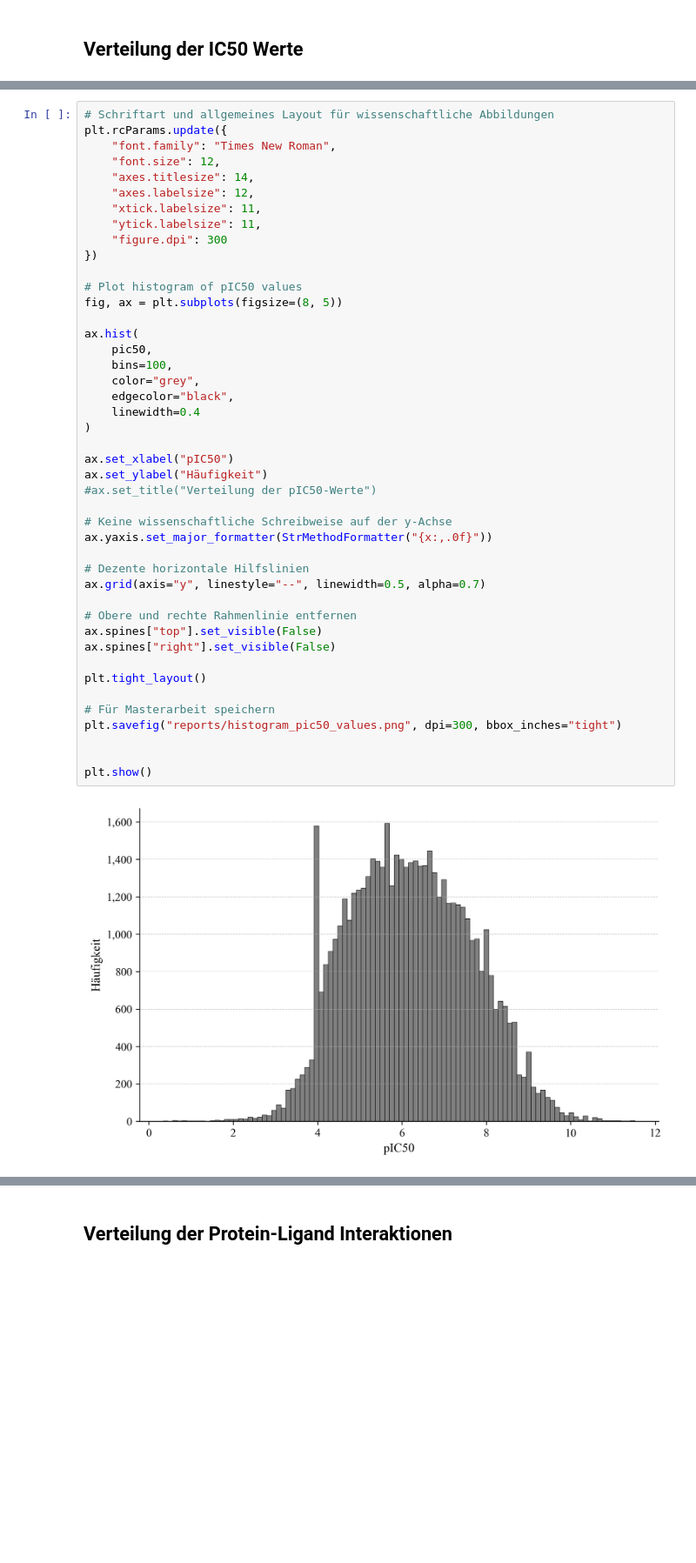
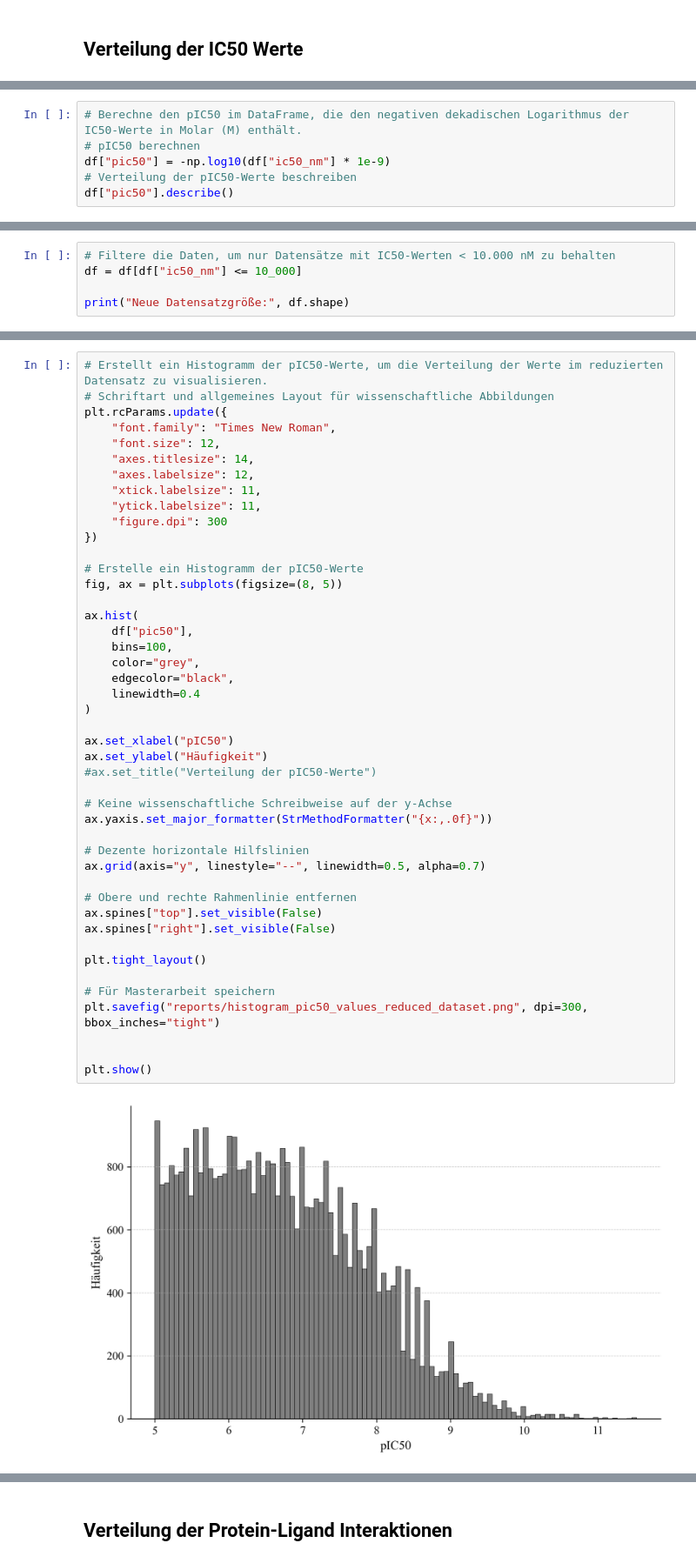
Before and after one commit to hempelt/Masterthesis, a Jupyter notebook: notebooks/EDA.ipynb, the cells around one changed output, grey strips where cells are left out. Shown at 87% size. Cells and saved outputs as stored; diff of their text form; blank space fills up the shorter version.

```diff
--- a/notebooks/EDA.ipynb
+++ b/notebooks/EDA.ipynb
@@ -118,0 +188,6 @@ Neue Datensatzgröße: (52192, 5)
+# %%
+# Berechne den pIC50 im DataFrame, die den negativen dekadischen Logarithmus der IC50-Werte in Molar (M) enthält.
+# pIC50 berechnen
+df["pic50"] = -np.log10(df["ic50_nm"] * 1e-9)
+# Verteilung der pIC50-Werte beschreiben
+df["pic50"].describe()
@@ -118,0 +250,5 @@ Neue Datensatzgröße: (52192, 5)
+# %%
+# Filtere die Daten, um nur Datensätze mit IC50-Werten < 10.000 nM zu behalten
+df = df[df["ic50_nm"] <= 10_000]
+
+print("Neue Datensatzgröße:", df.shape)
@@ -251,4 +270,5 @@ Name: ic50_nm, dtype: float64
 # %%
+# Erstellt ein Histogramm der pIC50-Werte, um die Verteilung der Werte im reduzierten Datensatz zu visualisieren.
 # Schriftart und allgemeines Layout für wissenschaftliche Abbildungen
 plt.rcParams.update({
     "font.family": "Times New Roman",
@@ -260,37 +280,37 @@ plt.rcParams.update({
     "figure.dpi": 300
 })
 
-# Plot histogram of pIC50 values
+# Erstelle ein Histogramm der pIC50-Werte
 fig, ax = plt.subplots(figsize=(8, 5))
 
 ax.hist(
-    pic50,
+    df["pic50"],
     bins=100,
     color="grey",
     edgecolor="black",
     linewidth=0.4
 )
 
 ax.set_xlabel("pIC50")
 ax.set_ylabel("Häufigkeit")
 #ax.set_title("Verteilung der pIC50-Werte")
 
 # Keine wissenschaftliche Schreibweise auf der y-Achse
 ax.yaxis.set_major_formatter(StrMethodFormatter("{x:,.0f}"))
 
 # Dezente horizontale Hilfslinien
 ax.grid(axis="y", linestyle="--", linewidth=0.5, alpha=0.7)
 
 # Obere und rechte Rahmenlinie entfernen
 ax.spines["top"].set_visible(False)
 ax.spines["right"].set_visible(False)
 
 plt.tight_layout()
 
 # Für Masterarbeit speichern
-plt.savefig("reports/histogram_pic50_values.png", dpi=300, bbox_inches="tight")
+plt.savefig("reports/histogram_pic50_values_reduced_dataset.png", dpi=300, bbox_inches="tight")
 
 
 plt.show()
 # %% [output]
-[figure, old version]
+[figure, new version]
```
Also changed, not shown: parts of 40 cells of this notebook, 24 other files.
